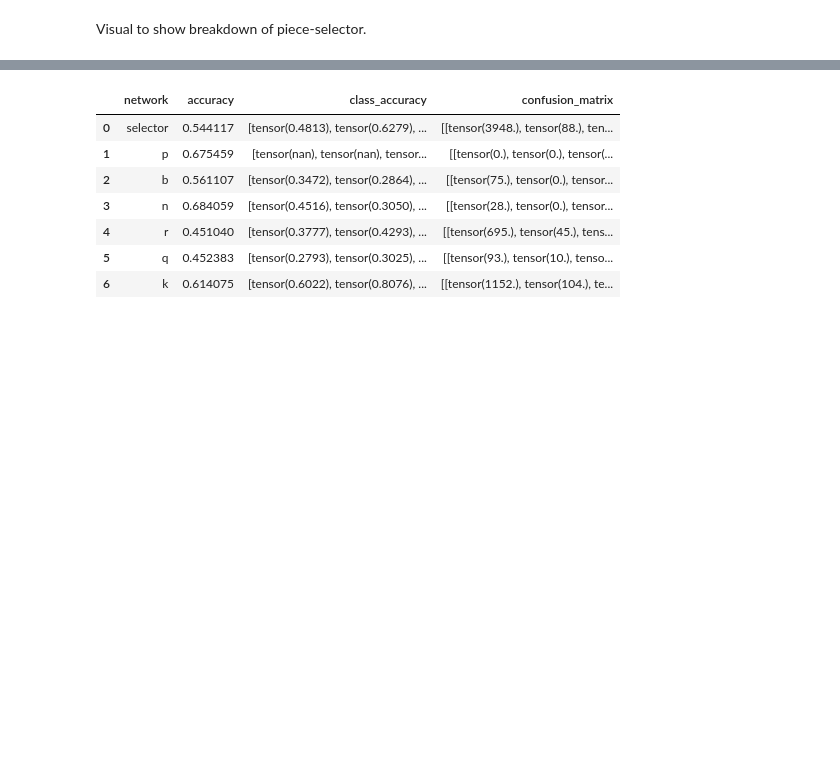
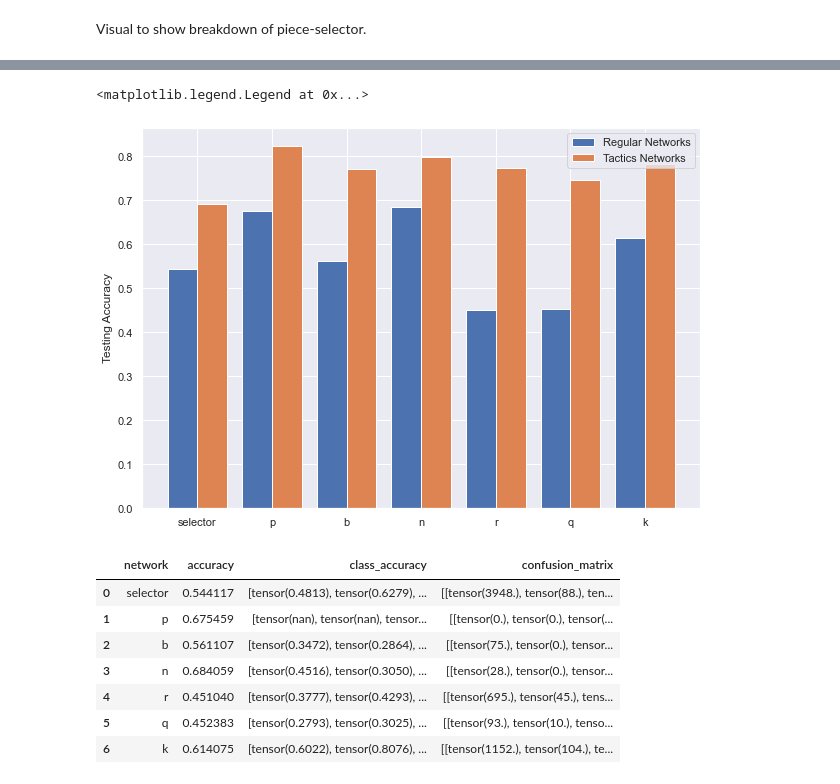
Before and after one commit to jerseyjosh/MockFish, a Jupyter notebook: visuals.ipynb, the cells around one changed output, grey strips where cells are left out. Drawn from its saved outputs; the diff is of its cells as text; code cells hidden in the pictures; blank space fills up the shorter version.

```diff
--- a/visuals.ipynb
+++ b/visuals.ipynb
@@ -74,3 +116,4 @@ Text(0, 0.5, 'Testing Accuracy')
 # %%
-testing_results = pd.read_pickle(RESULTS_DIR + 'testing_results.pickle')
+puzzle_test_accuracy = pd.read_pickle(RESULTS_DIR + 'puzzle_testing_results.pickle')
+puzzle_test_accuracy
 # %% [output]
@@ -82,3 +128,13 @@ dtype: object
+# %%
+plt.figure(figsize=(10,7))
+plt.bar(np.arange(len(test_accuracy)) - 0.2, test_accuracy.accuracy, width=0.4, label="Regular Networks")
+plt.bar(np.arange(len(test_accuracy)) + 0.2, puzzle_test_accuracy.accuracy, width=0.4, label="Tactics Networks")
+plt.xticks(np.arange(len(test_accuracy)), test_accuracy.network)
+plt.ylabel("Testing Accuracy")
+plt.legend()
+# %% [output]
+<matplotlib.legend.Legend at 0x...>
+[figure, added]
 # %%
 testing_results
 # %% [output]
```
Also changed, not shown: parts of 8 cells of this notebook, 24 other files.
